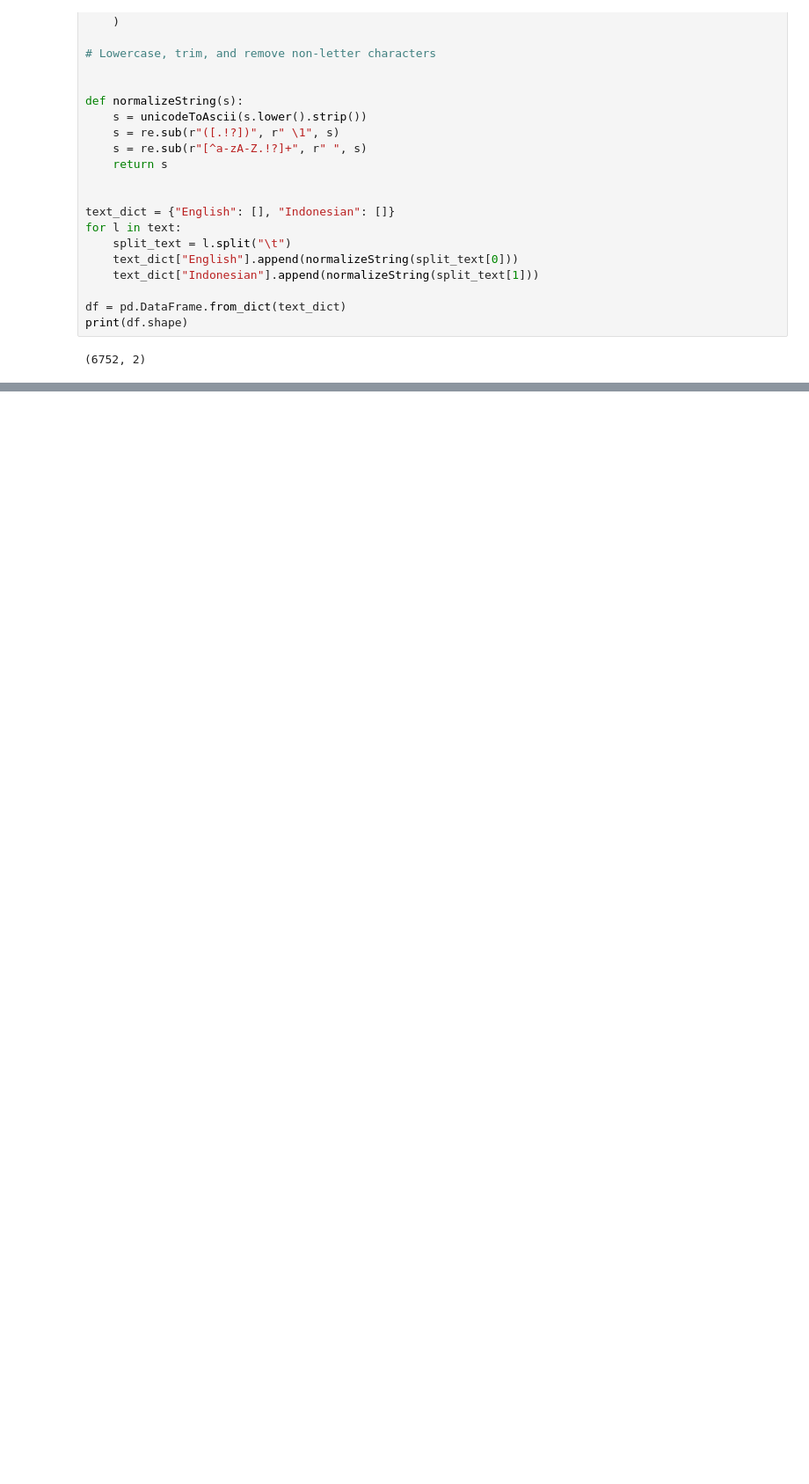
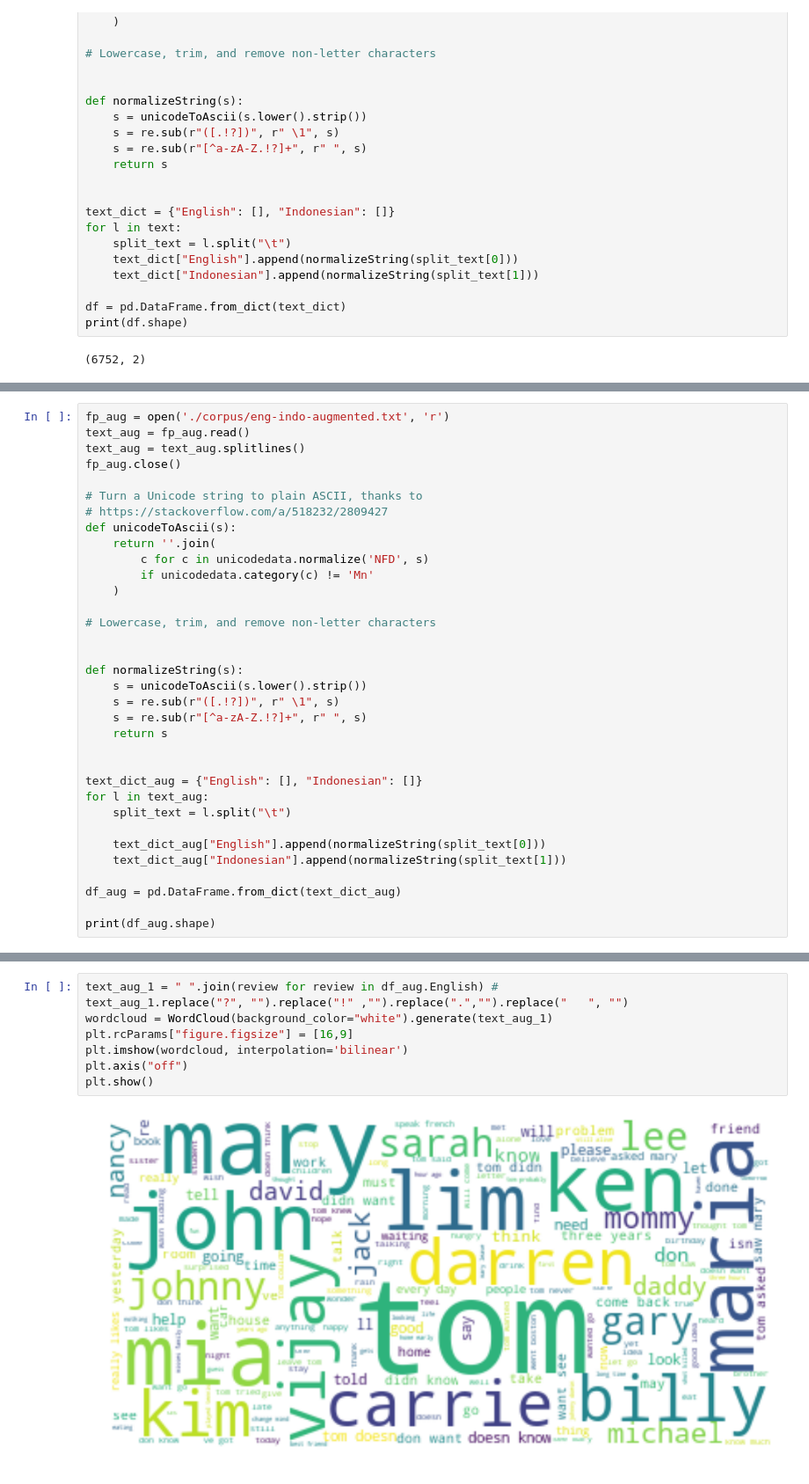
Before and after one commit to lppier/Seq2Seq_Eng2Indo-Translation, a Jupyter notebook: word_cloud.ipynb, the cells around one changed output, grey strips where cells are left out. Shown at 88% size. Cells and saved outputs as stored; diff of their text form; blank space fills up the shorter version.

```diff
--- a/word_cloud.ipynb
+++ b/word_cloud.ipynb
@@ -69,0 +66,34 @@ plt.show()
+# %%
+fp_aug = open('./corpus/eng-indo-augmented.txt', 'r')
+text_aug = fp_aug.read()
+text_aug = text_aug.splitlines()
+fp_aug.close()
+
+# Turn a Unicode string to plain ASCII, thanks to
+# https://stackoverflow.com/a/518232/2809427
+def unicodeToAscii(s):
+    return ''.join(
+        c for c in unicodedata.normalize('NFD', s)
+        if unicodedata.category(c) != 'Mn'
+    )
+
+# Lowercase, trim, and remove non-letter characters
+
+
+def normalizeString(s):
+    s = unicodeToAscii(s.lower().strip())
+    s = re.sub(r"([.!?])", r" \1", s)
+    s = re.sub(r"[^a-zA-Z.!?]+", r" ", s)
+    return s
+
+
+text_dict_aug = {"English": [], "Indonesian": []}
+for l in text_aug:
+    split_text = l.split("\t")
+
+    text_dict_aug["English"].append(normalizeString(split_text[0]))
+    text_dict_aug["Indonesian"].append(normalizeString(split_text[1]))
+
+df_aug = pd.DataFrame.from_dict(text_dict_aug)
+
+print(df_aug.shape)
@@ -69,0 +102,10 @@ plt.show()
+# %%
+text_aug_1 = " ".join(review for review in df_aug.English) #
+text_aug_1.replace("?", "").replace("!" ,"").replace(".","").replace("   ", "")
+wordcloud = WordCloud(background_color="white").generate(text_aug_1)
+plt.rcParams["figure.figsize"] = [16,9]
+plt.imshow(wordcloud, interpolation='bilinear')
+plt.axis("off")
+plt.show()
+# %% [output]
+[figure, added]
```
Also changed, not shown: parts of 5 cells of this notebook.
